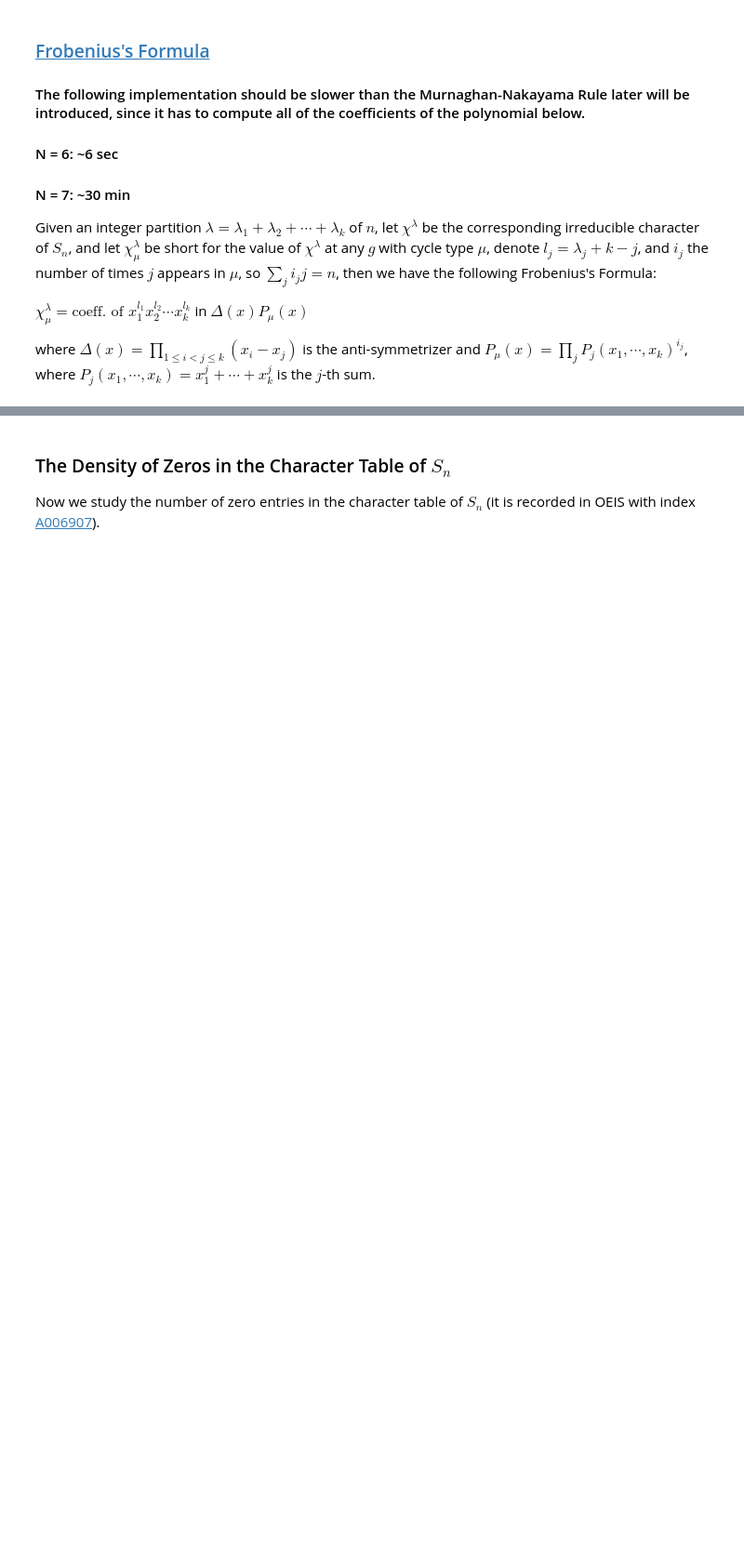
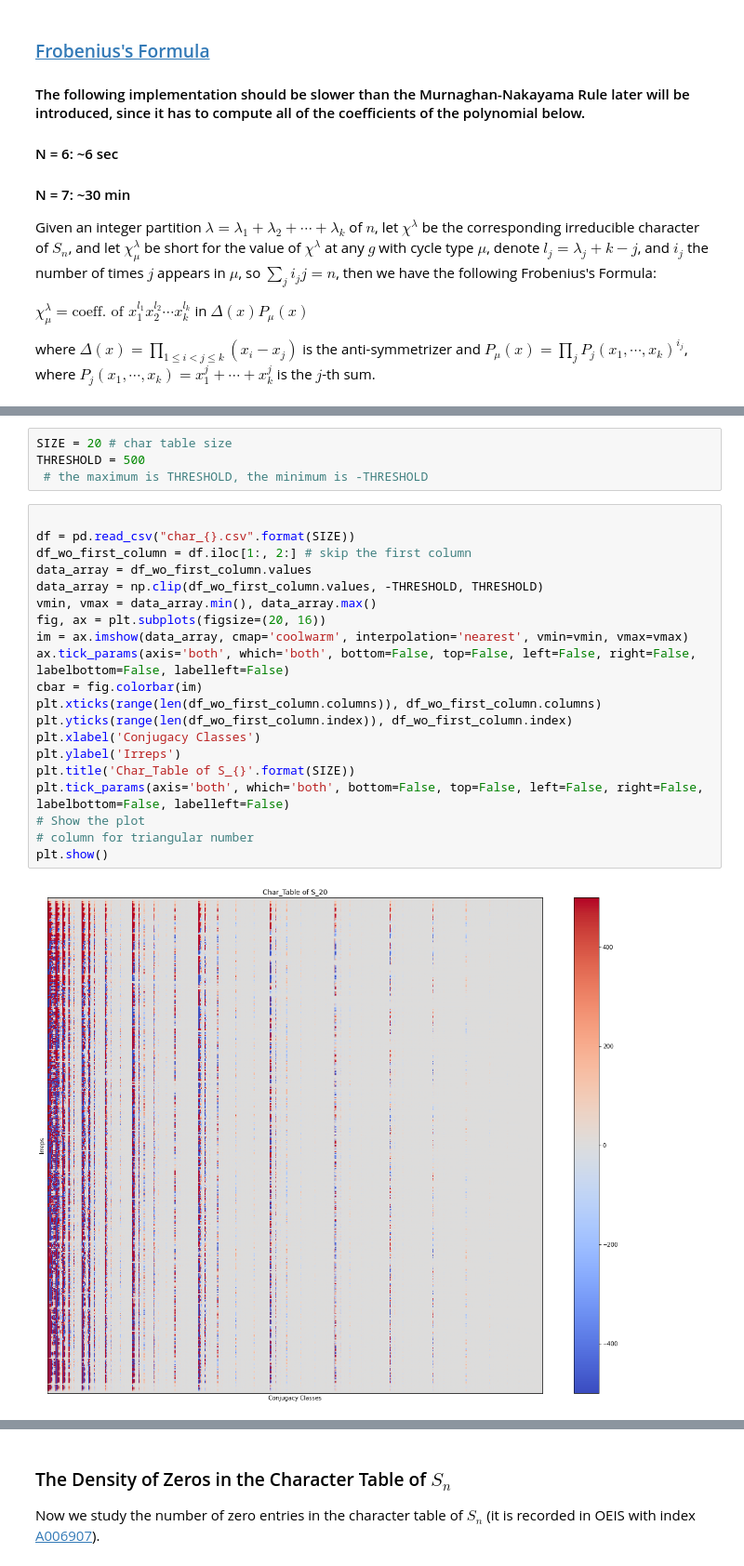
Before and after one commit to TonyZhang2004/Character_Table_of_Symmetric_Groups, a Jupyter notebook: char_table.ipynb, the cells around one changed output, grey strips where cells are left out. Shown: that part at 93% size. Drawn from its saved outputs; the diff is of its cells as text; blank space fills up the shorter version.

```diff
--- a/char_table.ipynb
+++ b/char_table.ipynb
@@ -109,0 +113,26 @@ Add the definition of hook length, add the definition of t-core.
+# %%
+SIZE = 20 # char table size
+THRESHOLD = 500
+ # the maximum is THRESHOLD, the minimum is -THRESHOLD
+# %%
+
+df = pd.read_csv("char_{}.csv".format(SIZE))
+df_wo_first_column = df.iloc[1:, 2:] # skip the first column
+data_array = df_wo_first_column.values
+data_array = np.clip(df_wo_first_column.values, -THRESHOLD, THRESHOLD)
+vmin, vmax = data_array.min(), data_array.max()
+fig, ax = plt.subplots(figsize=(20, 16))
+im = ax.imshow(data_array, cmap='coolwarm', interpolation='nearest', vmin=vmin, vmax=vmax)
+ax.tick_params(axis='both', which='both', bottom=False, top=False, left=False, right=False, labelbottom=False, labelleft=False)
+cbar = fig.colorbar(im)
+plt.xticks(range(len(df_wo_first_column.columns)), df_wo_first_column.columns)
+plt.yticks(range(len(df_wo_first_column.index)), df_wo_first_column.index)
+plt.xlabel('Conjugacy Classes')
+plt.ylabel('Irreps')
+plt.title('Char_Table of S_{}'.format(SIZE))
+plt.tick_params(axis='both', which='both', bottom=False, top=False, left=False, right=False, labelbottom=False, labelleft=False)
+# Show the plot
+# column for triangular number
+plt.show()
+# %% [output]
+[figure, added]
```
Also changed, not shown: parts of 8 cells of this notebook, 14 other files.
